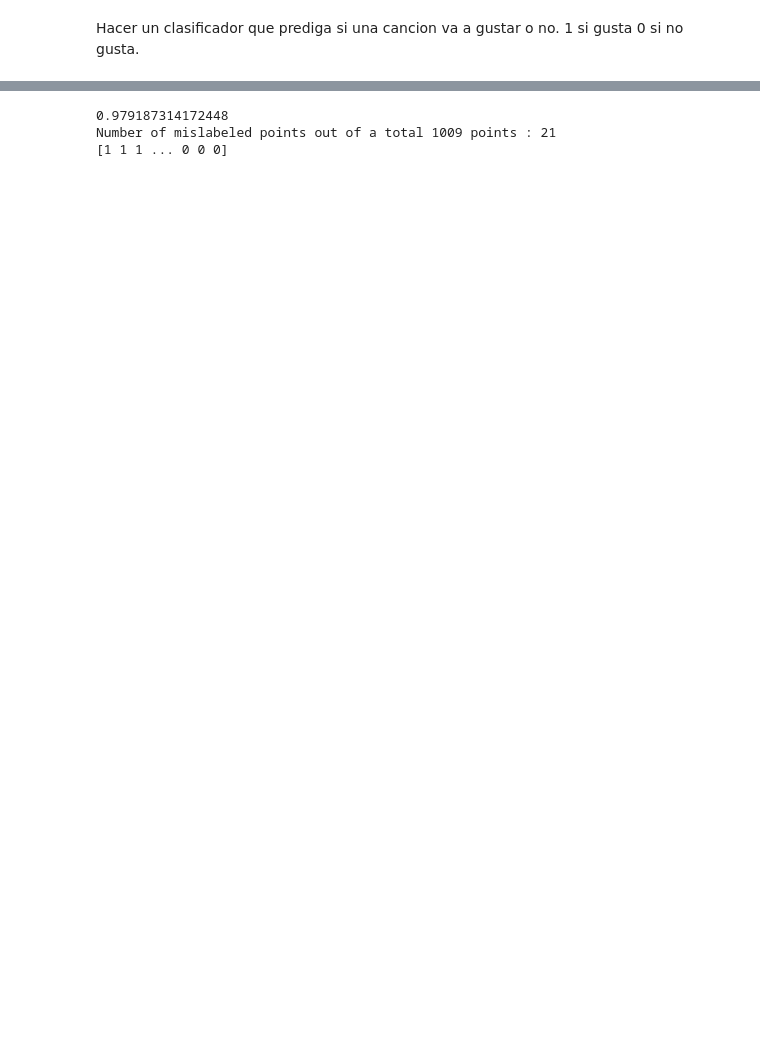
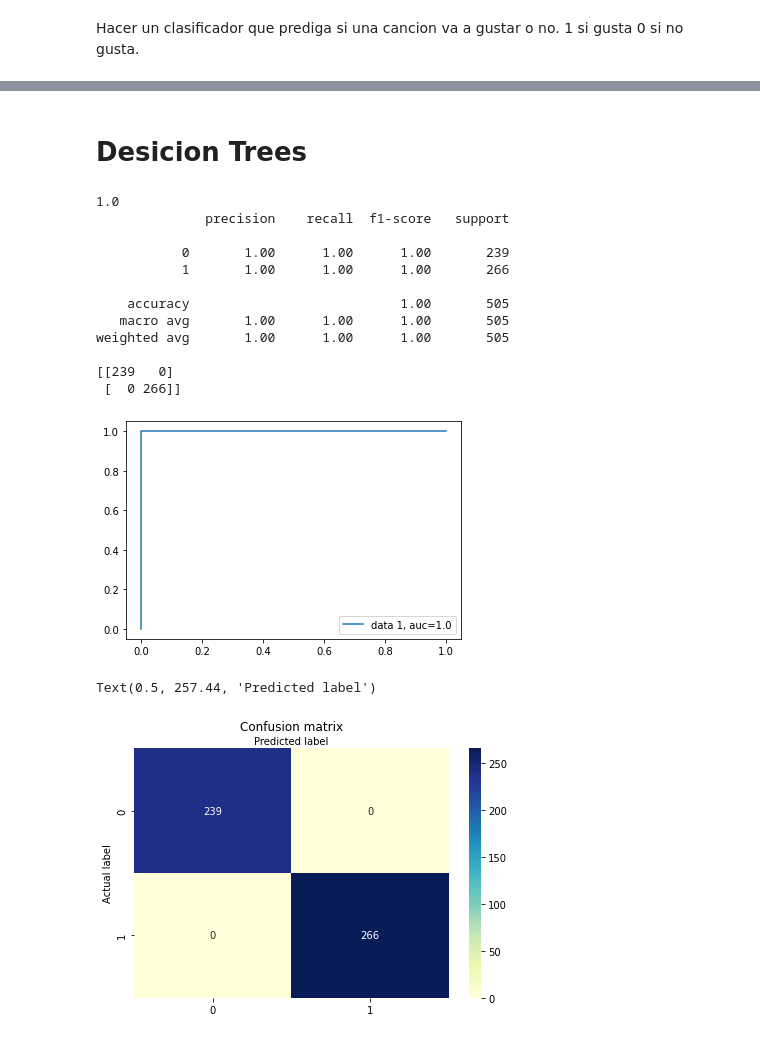
Before and after one commit to lazarogibert/Repositorio, a Jupyter notebook: Ejercicio_del_curso_de_machine_learning.ipynb, the cells around one changed output, grey strips where cells are left out. Cells and saved outputs as stored; diff of their text form; code cells hidden in the pictures; blank space fills up the shorter version.

```diff
--- a/Ejercicio_del_curso_de_machine_learning.ipynb
+++ b/Ejercicio_del_curso_de_machine_learning.ipynb
@@ -64,22 +32,48 @@ attributes_spotify.describe()
-# %%
-from sklearn.datasets import load_iris
-from sklearn.model_selection import train_test_split
-from sklearn.naive_bayes import GaussianNB
-attributes_spotify = pd.read_csv("https://raw.githubusercontent.com/emmanueliarussi/DataScienceCapstone/master/3_MidtermProjects/ProjectBOM/data/attributes_spotify.csv")
-y = attributes_spotify.target
-attributes_spotify.drop(['target'], axis=1, inplace=True)
-attributes_spotify.drop(['song_title'], axis=1, inplace=True)
-attributes_spotify.drop(['artist'], axis=1, inplace=True)
-X=attributes_spotify
-
-X_train, X_test, y_train, y_test = train_test_split(X, y, test_size=0.5, random_state=0)
-gnb = GaussianNB()
-y_pred = gnb.fit(X_train, y_train).predict(X_test)
-score=gnb.score(X_test,y_test)
-print(score)
-print("Number of mislabeled points out of a total %d points : %d"% (X_test.shape[0], (y_test != y_pred).sum()))
-print(y_pred)
-# %% [output]
-0.979187314172448
-Number of mislabeled points out of a total 1009 points : 21
-[1 1 1 ... 0 0 0]
+# %% [markdown]
+# Desicion Trees
+# %%
+X_train, X_test, y_train, y_test = train_test_split(X, y, test_size=0.25, random_state=16)
+#Training the model
+DT= DecisionTreeClassifier()
+DT.fit(X_train,y_train)
+y_pred = DT.predict(X_test)
+score=DT.score(X_test, y_test)
+print(score)
+print(classification_report(y_test, y_pred))
+print(confusion_matrix( y_test, y_pred))
+
+y_pred_proba = DT.predict_proba(X_test)[::,1]
+fpr, tpr, _ = metrics.roc_curve(y_test,  y_pred_proba)
+auc = metrics.roc_auc_score(y_test, y_pred_proba)
+plt.plot(fpr,tpr,label="data 1, auc="+str(auc))
+plt.legend(loc=4)
+plt.show()
+
+class_names=[0,1] # name  of classes
+fig, ax = plt.subplots()
+tick_marks = np.arange(len(class_names))
+plt.xticks(tick_marks, class_names)
+plt.yticks(tick_marks, class_names)
+# create heatmap
+sns.heatmap(pd.DataFrame(confusion_matrix( y_test, y_pred)), annot=True, cmap="YlGnBu" ,fmt='g')
+ax.xaxis.set_label_position("top")
+plt.tight_layout()
+plt.title('Confusion matrix', y=1.1)
+plt.ylabel('Actual label')
+plt.xlabel('Predicted label')
+# %% [output]
+1.0
+              precision    recall  f1-score   support
+
+           0       1.00      1.00      1.00       239
+           1       1.00      1.00      1.00       266
+
+    accuracy                           1.00       505
+   macro avg       1.00      1.00      1.00       505
+weighted avg       1.00      1.00      1.00       505
+
+[[239   0]
+ [  0 266]]
+[figure, added]
+Text(0.5, 257.44, 'Predicted label')
+[figure, added]
```
Also changed, not shown: parts of 13 cells of this notebook.
